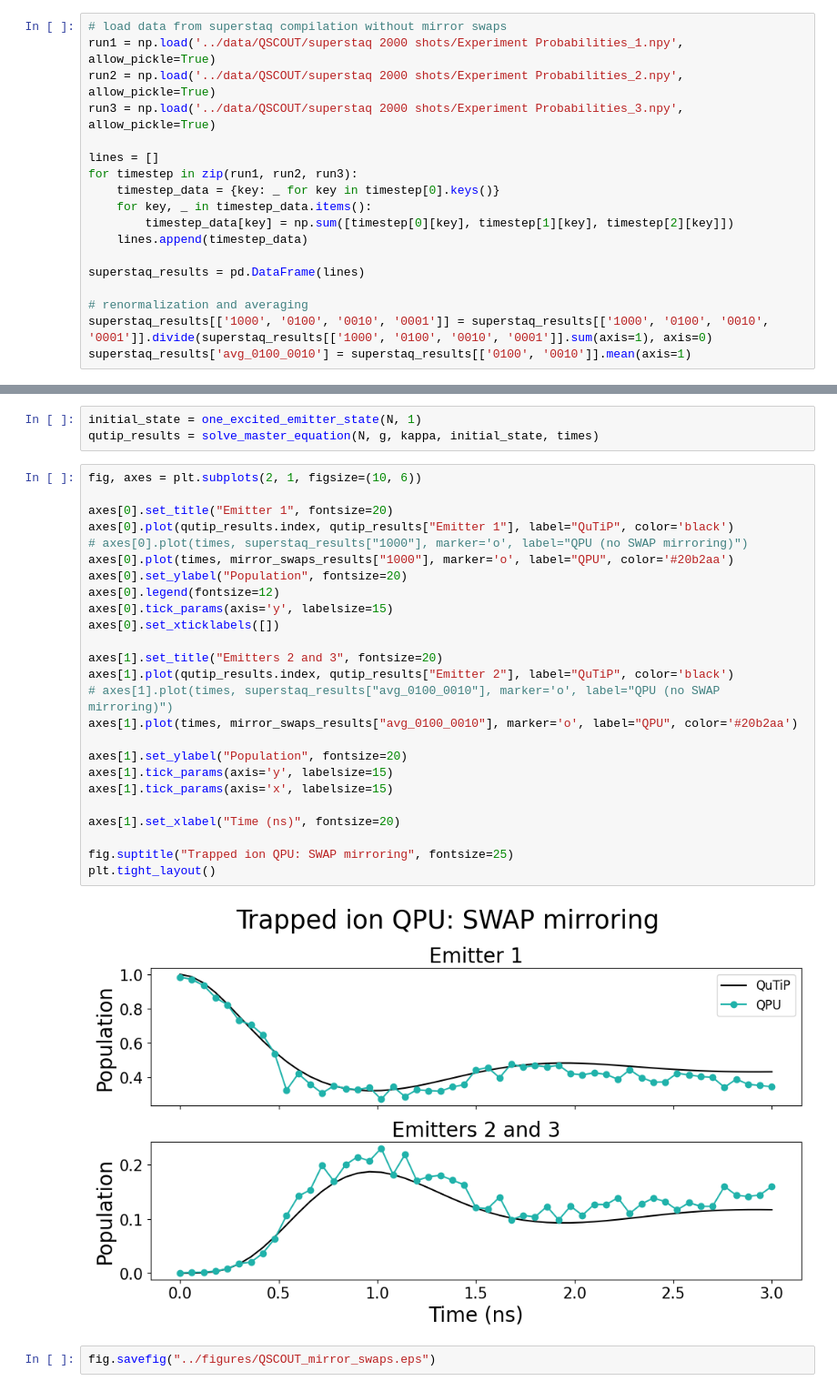
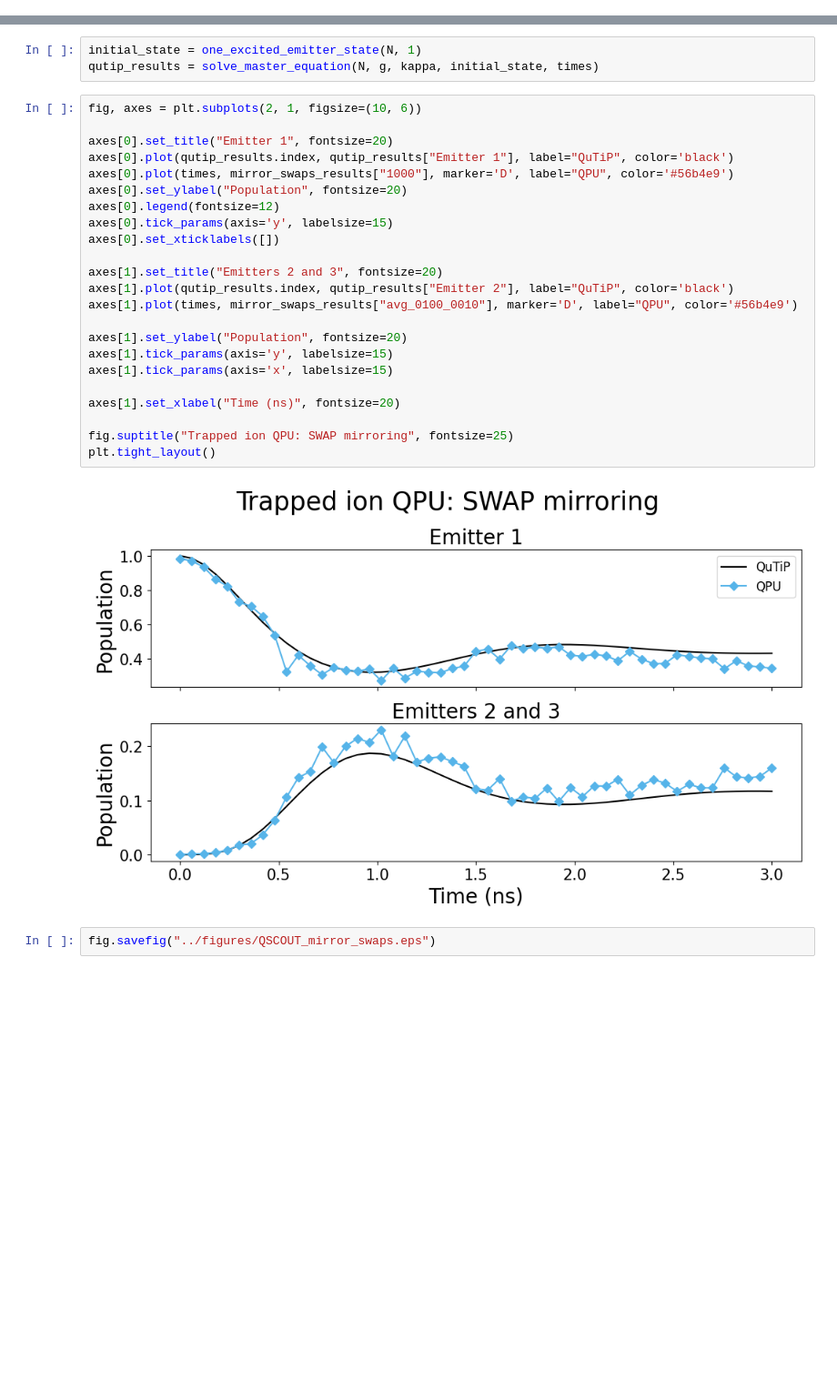
Before and after one commit to radulaski/CQED_quantum_simulation, a Jupyter notebook: notebooks/QSCOUT_mirror_swaps.ipynb, the cells around one changed output, grey strips where cells are left out. Shown: that part at 91% size. Drawn from its saved outputs; the diff is of its cells as text; blank space fills up the shorter version.

```diff
--- a/notebooks/QSCOUT_mirror_swaps.ipynb
+++ b/notebooks/QSCOUT_mirror_swaps.ipynb
@@ -7,24 +7,6 @@ import numpy as np
 import pandas as pd
 
 from exact_solution import solve_master_equation, one_excited_emitter_state
-# %%
-# load data from superstaq compilation without mirror swaps
-run1 = np.load('../data/QSCOUT/superstaq 2000 shots/Experiment Probabilities_1.npy', allow_pickle=True)
-run2 = np.load('../data/QSCOUT/superstaq 2000 shots/Experiment Probabilities_2.npy', allow_pickle=True)
-run3 = np.load('../data/QSCOUT/superstaq 2000 shots/Experiment Probabilities_3.npy', allow_pickle=True)
-
-lines = []
-for timestep in zip(run1, run2, run3):
-    timestep_data = {key: _ for key in timestep[0].keys()}
-    for key, _ in timestep_data.items():
-        timestep_data[key] = np.sum([timestep[0][key], timestep[1][key], timestep[2][key]])
-    lines.append(timestep_data)
-
-superstaq_results = pd.DataFrame(lines)
-
-# renormalization and averaging
-superstaq_results[['1000', '0100', '0010', '0001']] = superstaq_results[['1000', '0100', '0010', '0001']].divide(superstaq_results[['1000', '0100', '0010', '0001']].sum(axis=1), axis=0)
-superstaq_results['avg_0100_0010'] = superstaq_results[['0100', '0010']].mean(axis=1)
 # %%
 # mirror swaps, 3 runs of 2000 shots
 run1 = np.load('../data/QSCOUT/mirror_swaps/Experiment Probabilities.npy', allow_pickle=True)
@@ -64,30 +46,28 @@ qutip_results = solve_master_equation(N, g, kappa, initial_state, times)
 # %%
 fig, axes = plt.subplots(2, 1, figsize=(10, 6))
 
 axes[0].set_title("Emitter 1", fontsize=20)
 axes[0].plot(qutip_results.index, qutip_results["Emitter 1"], label="QuTiP", color='black')
-# axes[0].plot(times, superstaq_results["1000"], marker='o', label="QPU (no SWAP mirroring)")
-axes[0].plot(times, mirror_swaps_results["1000"], marker='o', label="QPU", color='#20b2aa')
+axes[0].plot(times, mirror_swaps_results["1000"], marker='D', label="QPU", color='#56b4e9')
 axes[0].set_ylabel("Population", fontsize=20)
 axes[0].legend(fontsize=12)
 axes[0].tick_params(axis='y', labelsize=15)
 axes[0].set_xticklabels([])
 
 axes[1].set_title("Emitters 2 and 3", fontsize=20)
 axes[1].plot(qutip_results.index, qutip_results["Emitter 2"], label="QuTiP", color='black')
-# axes[1].plot(times, superstaq_results["avg_0100_0010"], marker='o', label="QPU (no SWAP mirroring)")
-axes[1].plot(times, mirror_swaps_results["avg_0100_0010"], marker='o', label="QPU", color='#20b2aa')
+axes[1].plot(times, mirror_swaps_results["avg_0100_0010"], marker='D', label="QPU", color='#56b4e9')
 
 axes[1].set_ylabel("Population", fontsize=20)
 axes[1].tick_params(axis='y', labelsize=15)
 axes[1].tick_params(axis='x', labelsize=15)
 
 axes[1].set_xlabel("Time (ns)", fontsize=20)
 
 fig.suptitle("Trapped ion QPU: SWAP mirroring", fontsize=25)
 plt.tight_layout()
 # %% [output]
-[figure, old version]
+[figure, new version]
 # %%
 fig.savefig("../figures/QSCOUT_mirror_swaps.eps")
 # %% [output]
```
Also changed, not shown: 19 other files.
